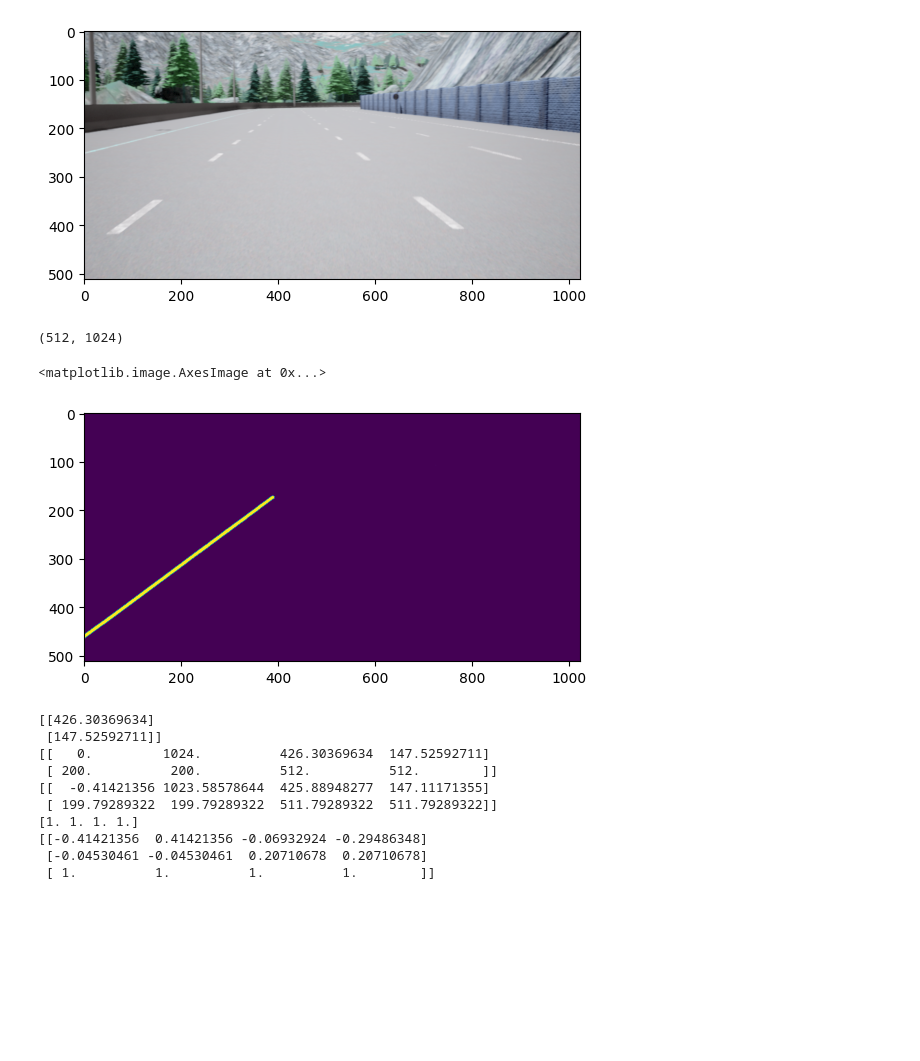
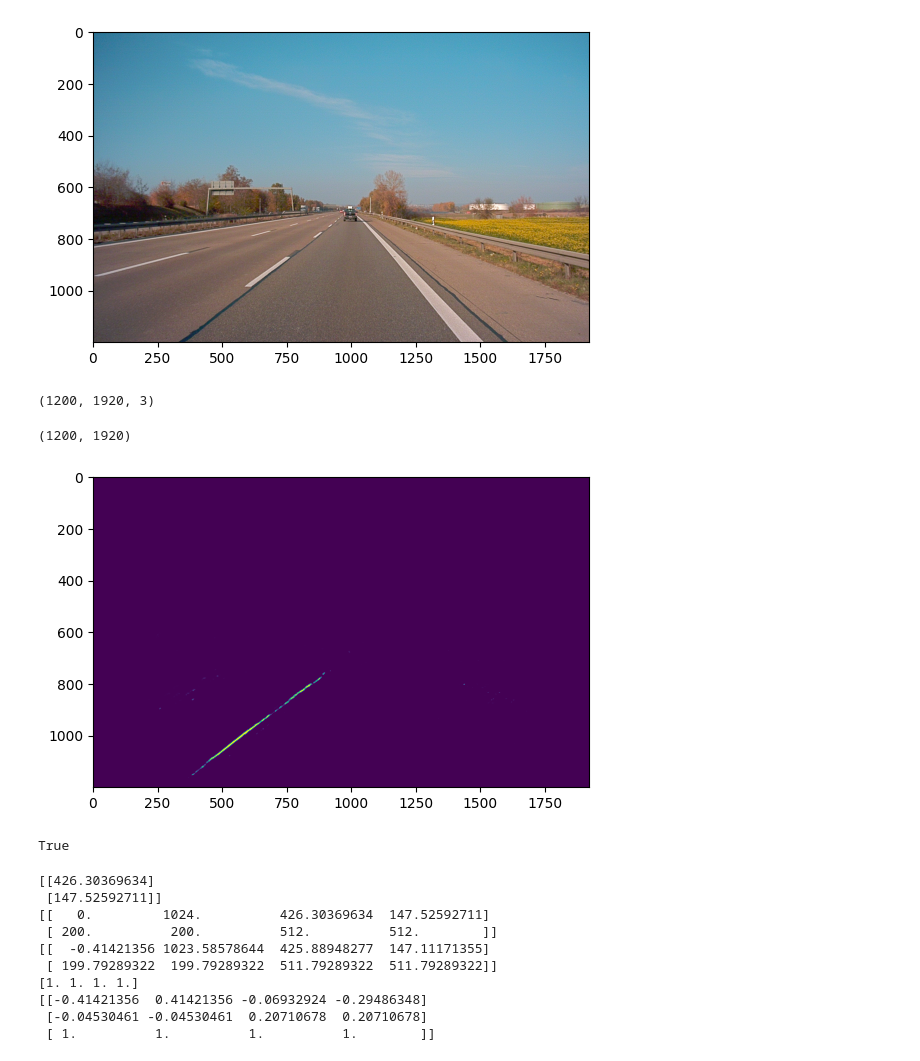
Before and after one commit to Efferbach/Backup, a Jupyter notebook: IPM/IPM.ipynb, the cells around one changed output. Drawn from its saved outputs; the diff is of its cells as text; code cells hidden in the pictures; blank space fills up the shorter version.

```diff
--- a/IPM/IPM.ipynb
+++ b/IPM/IPM.ipynb
@@ -546,15 +553,21 @@ class CameraG(object):
 model_path = "/home/morten/Documents/Backup/Models/DeepLab3Lanes.pth"
 sld = simple_lane_detector(model_path)
 # %%
-img_path = '/home/morten/Documents/Data/data_lane_segmentation/train/Town04_Clear_Noon_09_09_2020_14_57_22_frame_54.png'
-# label_path = '/home/morten/Documents/Data/data_lane_segmentation/val_label/Town04_Clear_Noon_09_09_2020_14_57_22_frame_1061_validation_set_label.png'
+# img_path = '/home/morten/Documents/Data/data_lane_segmentation/train/Town04_Clear_Noon_09_09_2020_14_57_22_frame_54.png'
+# label_path = '/home/morten/Documents/Data/data_lane_segmentation/train_label/Town04_Clear_Noon_09_09_2020_14_57_22_frame_54_label.png'
+img_path = '20181107133445_camera_frontcenter_000002022.png'
 img = cv2.imread(img_path)
 img = cv2.cvtColor(img, cv2.COLOR_RGB2BGR, img)
+img = img[0:1200, :, :]
 # label = cv2.imread(label_path)
 plt.imshow(img)
 plt.show()
 # %% [output]
-[figure, old version]
+[figure, new version]
+# %%
+print(img.shape)
+# %% [output]
+(1200, 1920, 3)
 # %%
 camera = CameraG()
 camera.get_fit_and_probs(img, sld)
@@ -563,12 +576,16 @@ back_probs, left_probs, right_probs = sld.detect(img)
 
 print(left_probs.shape)
 # %% [output]
-(512, 1024)
+(1200, 1920)
 # %%
 plt.imshow(left_probs)
+plt.savefig('left_probs.pdf')
 # %% [output]
-<matplotlib.image.AxesImage at 0x...>
-[figure, old version]
+[figure, new version]
+# %%
+cv2.imwrite("left_prob.png", left_probs)
+# %% [output]
+True
 # %%
 if __name__ == "__main__":
 
```
Also changed, not shown: parts of 3 cells of this notebook, 42 other files.
